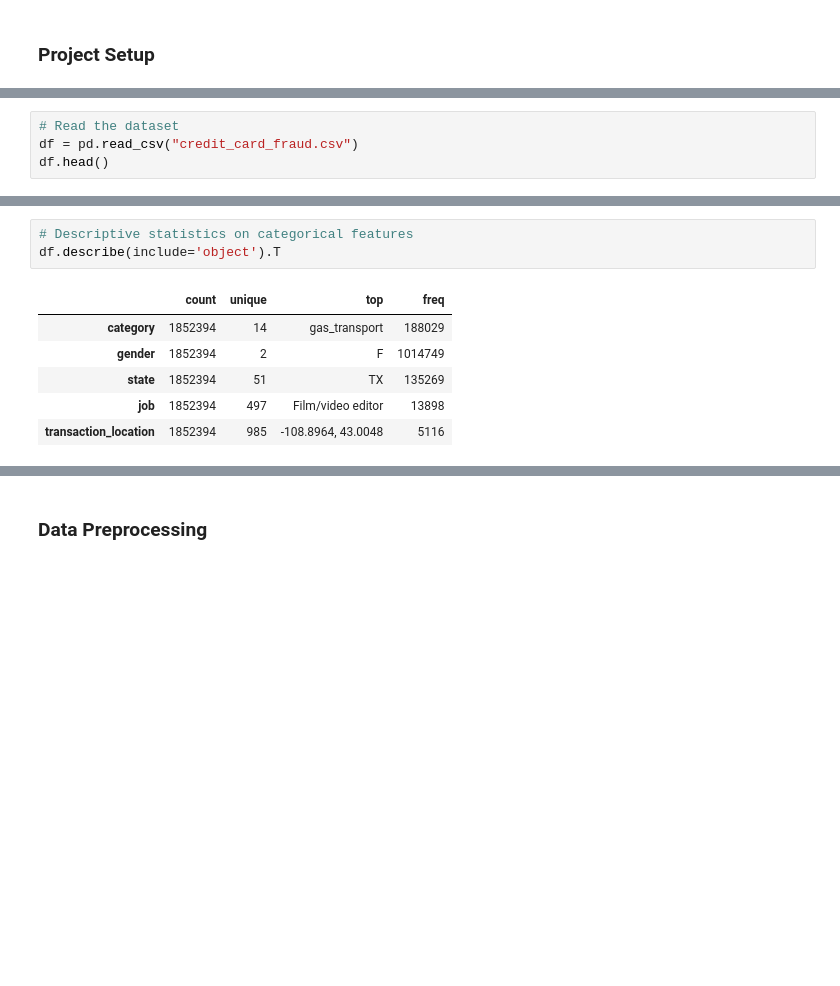
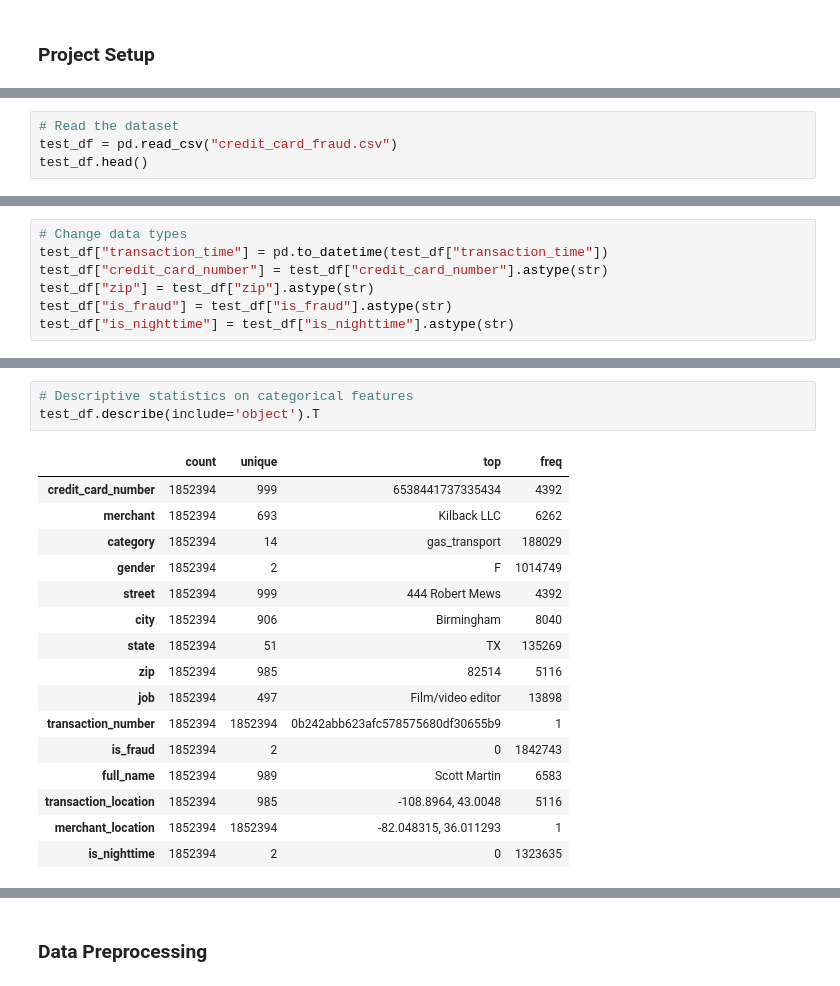
Before and after one commit to Youhorng/credit_card_fraud_prediction, a Jupyter notebook: notebooks/model_development.ipynb, the cells around one changed output, grey strips where cells are left out. Saved outputs shown, nothing was run; the diff lists cells and outputs as text; blank space fills up the shorter version.

```diff
--- a/notebooks/model_development.ipynb
+++ b/notebooks/model_development.ipynb
@@ -39,6 +40,6 @@ from sklearn.ensemble import AdaBoostClassifier
 from xgboost import XGBClassifier
 # %%
 # Read the dataset
-df = pd.read_csv("credit_card_fraud.csv")
-df.head()
+test_df = pd.read_csv("credit_card_fraud.csv")
+test_df.head()
 # %% [output]
@@ -71,2 +74,9 @@ memory usage: 127.2+ MB
+# %%
+# Change data types
+test_df["transaction_time"] = pd.to_datetime(test_df["transaction_time"])
+test_df["credit_card_number"] = test_df["credit_card_number"].astype(str)
+test_df["zip"] = test_df["zip"].astype(str)
+test_df["is_fraud"] = test_df["is_fraud"].astype(str)
+test_df["is_nighttime"] = test_df["is_nighttime"].astype(str)
 # %%
 # Descriptive statistics on numerical features
@@ -80,10 +92,20 @@ df.describe().T
 # %%
 # Descriptive statistics on categorical features
-df.describe(include='object').T
+test_df.describe(include='object').T
 # %% [output]
 |  | count | unique | top | freq |
+| credit_card_number | 1852394 | 999 | 6538441737335434 | 4392 |
+| merchant | 1852394 | 693 | Kilback LLC | 6262 |
 | category | 1852394 | 14 | gas_transport | 188029 |
 | gender | 1852394 | 2 | F | 1014749 |
+| street | 1852394 | 999 | 444 Robert Mews | 4392 |
+| city | 1852394 | 906 | Birmingham | 8040 |
 | state | 1852394 | 51 | TX | 135269 |
+| zip | 1852394 | 985 | 82514 | 5116 |
 | job | 1852394 | 497 | Film/video editor | 13898 |
+| transaction_number | 1852394 | 1852394 | 0b242abb623afc578575680df30655b9 | 1 |
+| is_fraud | 1852394 | 2 | 0 | 1842743 |
+| full_name | 1852394 | 989 | Scott Martin | 6583 |
 | transaction_location | 1852394 | 985 | -108.8964, 43.0048 | 5116 |
+| merchant_location | 1852394 | 1852394 | -82.048315, 36.011293 | 1 |
+| is_nighttime | 1852394 | 2 | 0 | 1323635 |
```
Also changed, not shown: parts of 11 cells of this notebook.
